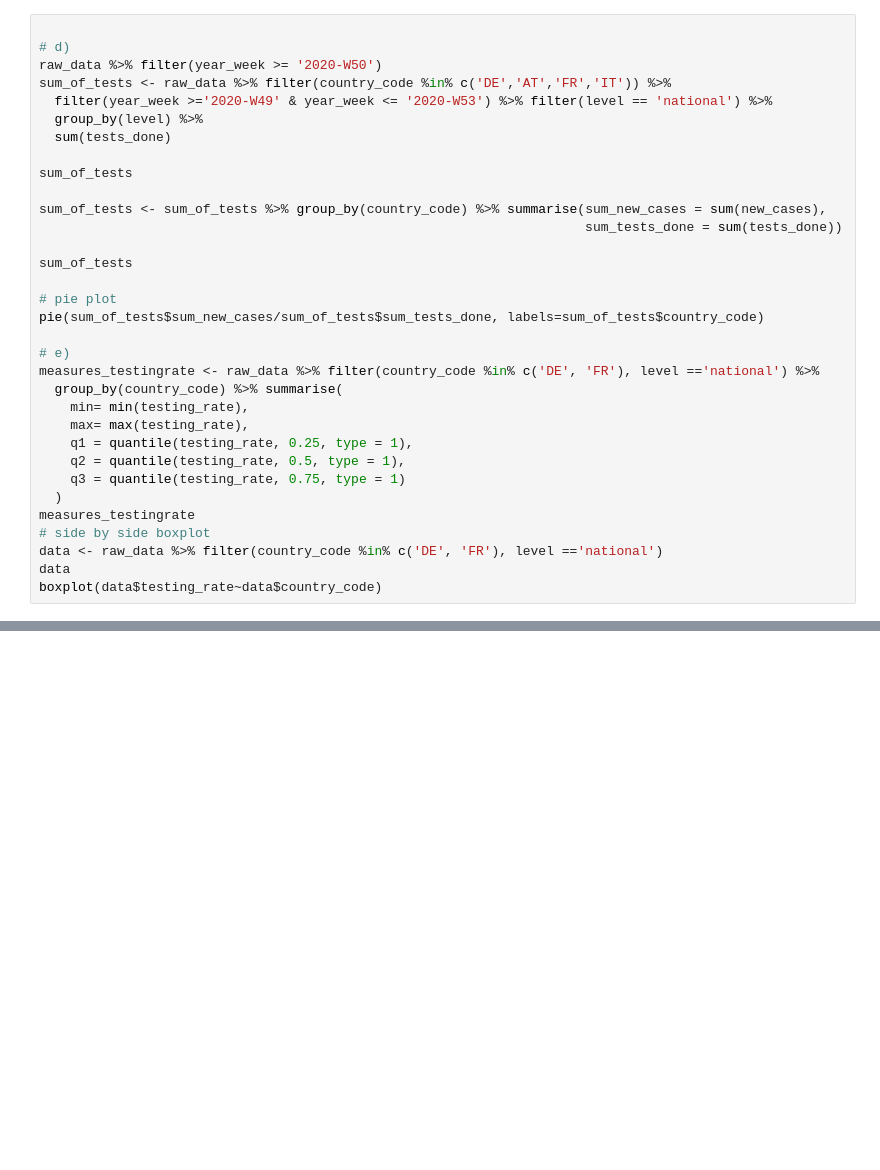
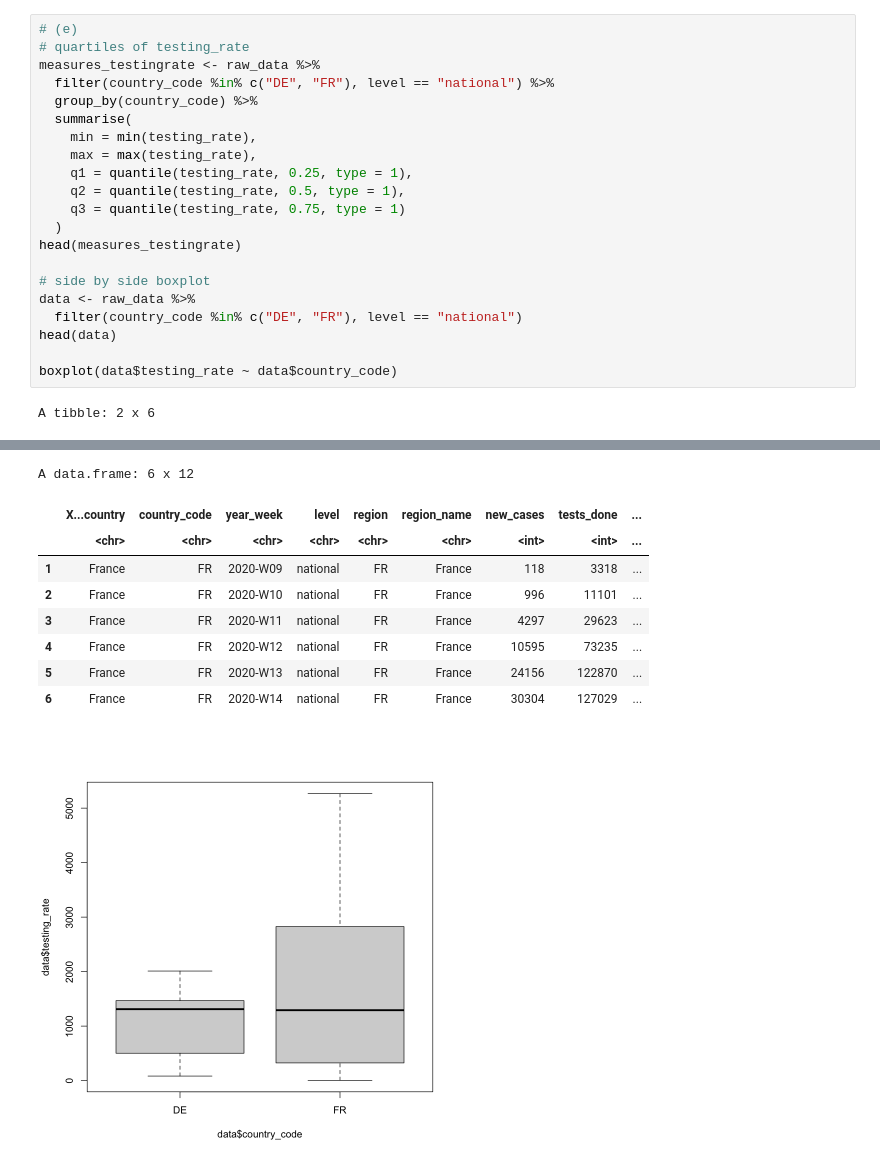
Before and after one commit to VicCislari/Statisticslearning, a Jupyter notebook: Vorbereitung/Exams/EXAM SS 21/dec.ipynb, the cells around one changed output, grey strips where cells are left out. Saved outputs shown, nothing was run; the diff lists cells and outputs as text; blank space fills up the shorter version.

```diff
--- a/Vorbereitung/Exams/EXAM SS 21/dec.ipynb
+++ b/Vorbereitung/Exams/EXAM SS 21/dec.ipynb
@@ -43,33 +63,23 @@ raw_data %>% filter(country_code == 'IT') %>%  group_by(level)
 # %%
-
-# d)
-raw_data %>% filter(year_week >= '2020-W50')
-sum_of_tests <- raw_data %>% filter(country_code %in% c('DE','AT','FR','IT')) %>%
-  filter(year_week >='2020-W49' & year_week <= '2020-W53') %>% filter(level == 'national') %>%
-  group_by(level) %>%
-  sum(tests_done)
-
-sum_of_tests
-
-sum_of_tests <- sum_of_tests %>% group_by(country_code) %>% summarise(sum_new_cases = sum(new_cases),
-                                                                      sum_tests_done = sum(tests_done))
-
-sum_of_tests
-
-# pie plot
-pie(sum_of_tests$sum_new_cases/sum_of_tests$sum_tests_done, labels=sum_of_tests$country_code)
-
-# e)
-measures_testingrate <- raw_data %>% filter(country_code %in% c('DE', 'FR'), level =='national') %>%
-  group_by(country_code) %>% summarise(
-    min= min(testing_rate),
-    max= max(testing_rate),
+# (e)
+# quartiles of testing_rate
+measures_testingrate <- raw_data %>%
+  filter(country_code %in% c("DE", "FR"), level == "national") %>%
+  group_by(country_code) %>%
+  summarise(
+    min = min(testing_rate),
+    max = max(testing_rate),
     q1 = quantile(testing_rate, 0.25, type = 1),
     q2 = quantile(testing_rate, 0.5, type = 1),
     q3 = quantile(testing_rate, 0.75, type = 1)
   )
-measures_testingrate
+head(measures_testingrate)
+
 # side by side boxplot
-data <- raw_data %>% filter(country_code %in% c('DE', 'FR'), level =='national')
-data
-boxplot(data$testing_rate~data$country_code)
+data <- raw_data %>%
+  filter(country_code %in% c("DE", "FR"), level == "national")
+head(data)
+
+boxplot(data$testing_rate ~ data$country_code)
+# %% [output]
+A tibble: 2 x 6
@@ -75,0 +90,10 @@ boxplot(data$testing_rate~data$country_code)
+A data.frame: 6 x 12
+|  | X...country | country_code | year_week | level | region | region_name | new_cases | tests_done | ... |
+|  | <chr> | <chr> | <chr> | <chr> | <chr> | <chr> | <int> | <int> | ... |
+| 1 | France | FR | 2020-W09 | national | FR | France | 118 | 3318 | ... |
+| 2 | France | FR | 2020-W10 | national | FR | France | 996 | 11101 | ... |
+| 3 | France | FR | 2020-W11 | national | FR | France | 4297 | 29623 | ... |
+| 4 | France | FR | 2020-W12 | national | FR | France | 10595 | 73235 | ... |
+| 5 | France | FR | 2020-W13 | national | FR | France | 24156 | 122870 | ... |
+| 6 | France | FR | 2020-W14 | national | FR | France | 30304 | 127029 | ... |
+[figure, added]
```
Also changed, not shown: parts of 14 cells of this notebook.
